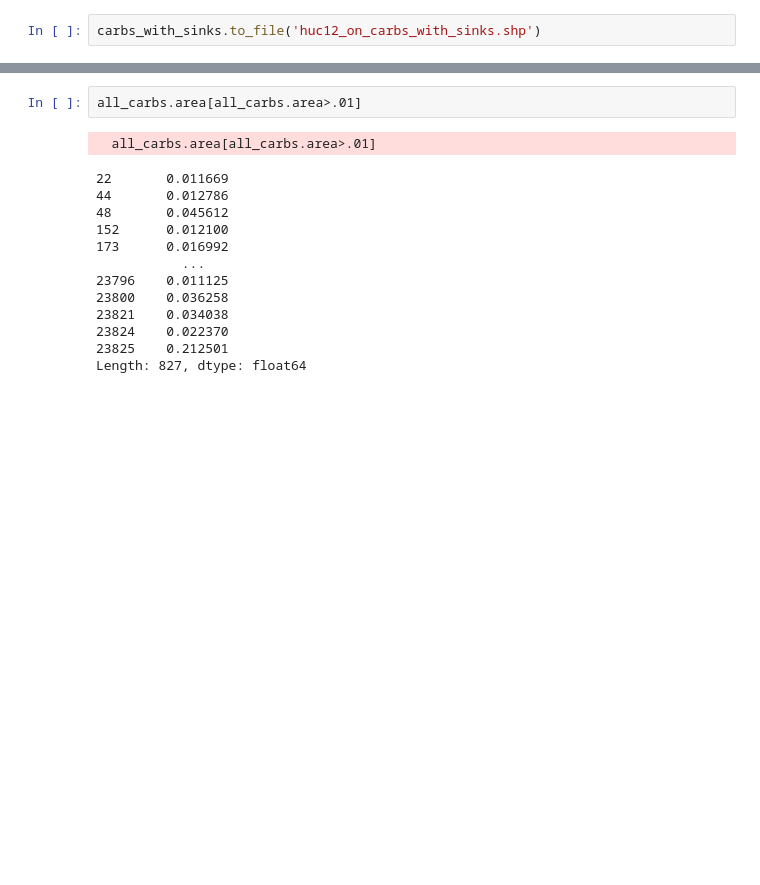
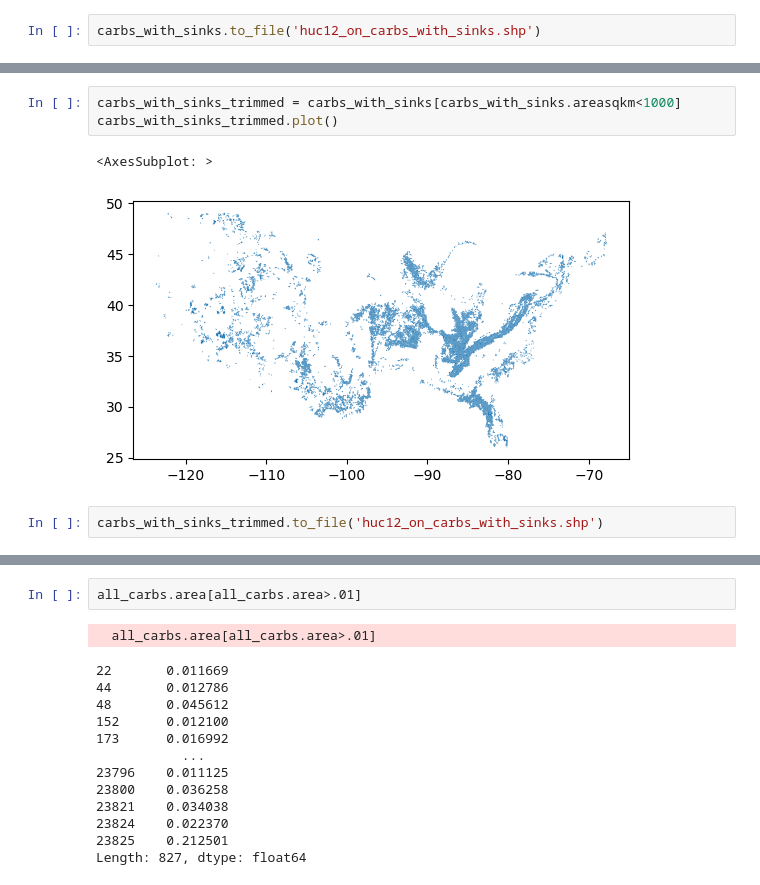
Before and after one commit to CovingtonResearchGroup/sinkhole_analysis, a Jupyter notebook: HUC-karst-trimming.ipynb, the cells around one changed output, grey strips where cells are left out. Saved outputs shown, nothing was run; the diff lists cells and outputs as text; blank space fills up the shorter version.

```diff
--- a/HUC-karst-trimming.ipynb
+++ b/HUC-karst-trimming.ipynb
@@ -399,0 +442,8 @@ carbs_with_sinks.to_file('huc12_on_carbs_with_sinks.shp')
+# %%
+carbs_with_sinks_trimmed = carbs_with_sinks[carbs_with_sinks.areasqkm<1000]
+carbs_with_sinks_trimmed.plot()
+# %% [output]
+<AxesSubplot: >
+[figure, added]
+# %%
+carbs_with_sinks_trimmed.to_file('huc12_on_carbs_with_sinks.shp')
```
Also changed, not shown: parts of 14 cells of this notebook.
